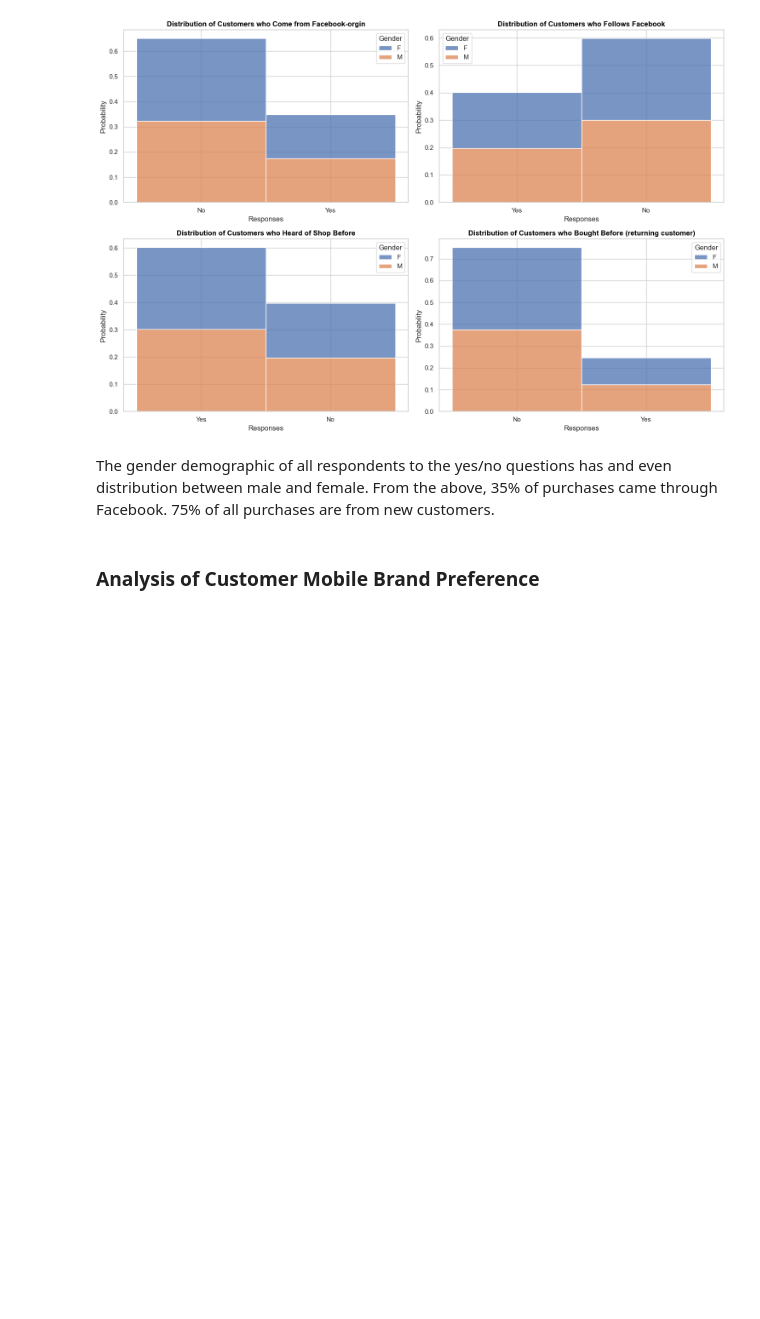
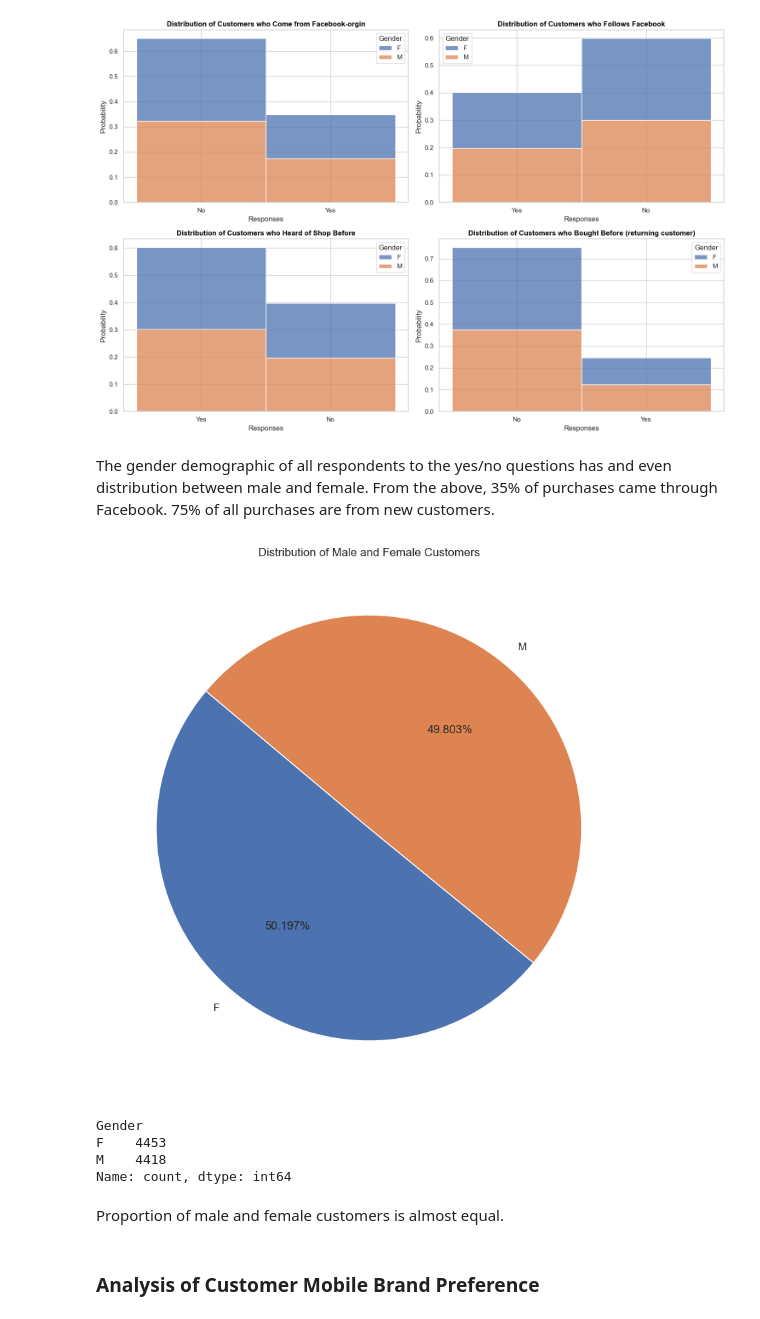
Before and after one commit to adebayopeter/SDS-CP026-retail-pulse, a Jupyter notebook: submissions/team/karl-munroe/data-analysis.ipynb, the cells around one changed output. Drawn from its saved outputs; the diff is of its cells as text; code cells hidden in the pictures; blank space fills up the shorter version.

```diff
--- a/submissions/team/karl-munroe/data-analysis.ipynb
+++ b/submissions/team/karl-munroe/data-analysis.ipynb
@@ -175,6 +175,27 @@ plt.show()
 [figure]
 # %% [markdown]
 The gender demographic of all respondents to the yes/no questions has and even distribution between male and female. From the above, 35% of purchases came through Facebook. 75% of all purchases are from new customers.
+# %%
+# Plot a pie Chart of overall gender demographic regardless of region and age
+plt.figure(figsize=(15,10))
+plt.pie(dataset.Gender.value_counts(),
+        labels=dataset.Gender.value_counts().index,
+        autopct='%1.3f%%',
+        startangle=140
+        )
+plt.title('Distribution of Male and Female Customers')
+plt.show()
+# %% [output]
+[figure, added]
+# %%
+print(dataset.Gender.value_counts())
+# %% [output]
+Gender
+F    4453
+M    4418
+Name: count, dtype: int64
+# %% [markdown]
+Proportion of male and female customers is almost equal.
 # %% [markdown]
 ### Analysis of Customer Mobile Brand Preference
 # %% [markdown]
```
Also changed, not shown: parts of 14 cells of this notebook, 1 other file.
